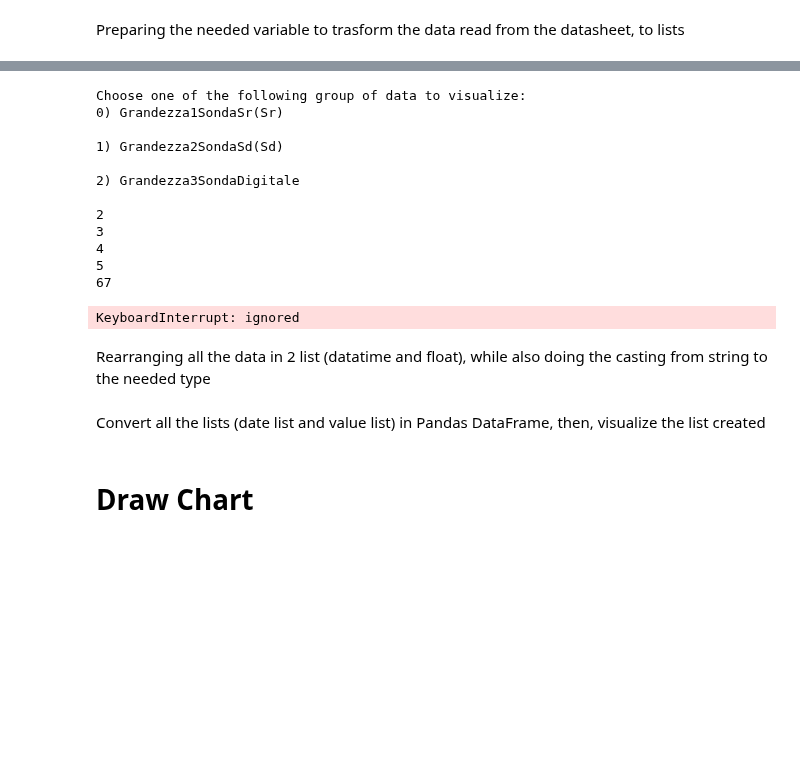
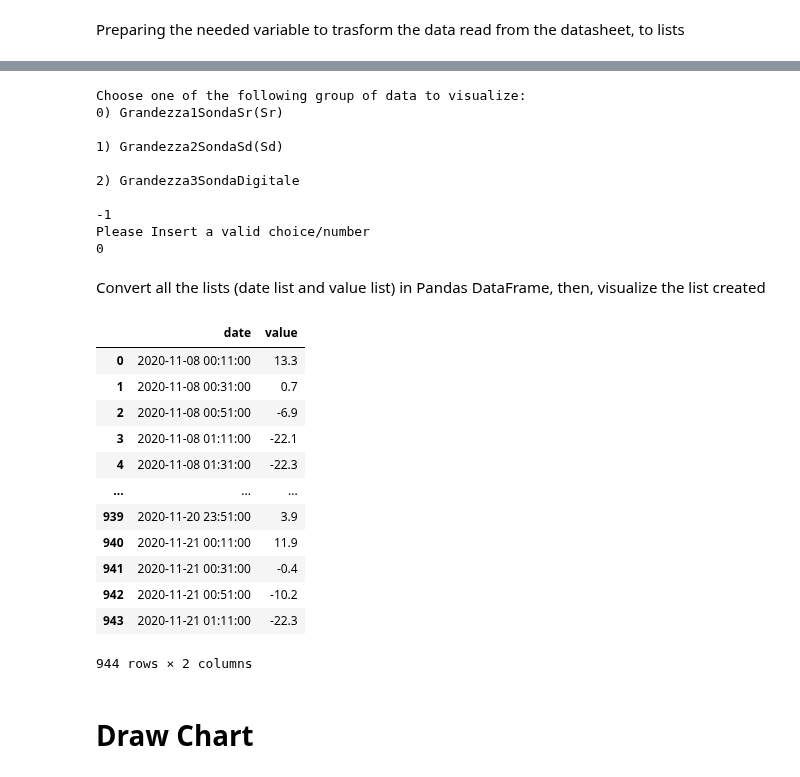
Before and after one commit to Wang-Kevin900/DataVisualization, a Jupyter notebook: EsercizioReti.ipynb, the cells around one changed output, grey strips where cells are left out. Drawn from its saved outputs; the diff is of its cells as text; code cells hidden in the pictures; blank space fills up the shorter version.

```diff
--- a/EsercizioReti.ipynb
+++ b/EsercizioReti.ipynb
@@ -169,6 +171,12 @@ for data in data_list:
 
 while(True):
   console_input = input()
+
+  if 0 <= int(console_input) and int(console_input) < len(data_list):
+    data_list = data_list[int(console_input)].copy()
+    break
+  else:
+    print("Please Insert a valid choice/number")
 # %% [output]
 Choose one of the following group of data to visualize:
 0) Grandezza1SondaSr(Sr)
@@ -177,11 +185,6 @@ Choose one of the following group of data to visualize:
 
 2) Grandezza3SondaDigitale
 
-2
-3
-4
-5
-67
+-1
+Please Insert a valid choice/number
+0
-KeyboardInterrupt: ignored
-# %% [markdown]
-Rearranging all the data in 2 list (datatime and float), while also doing the casting from string to the needed type
@@ -250,12 +193,26 @@ Convert all the lists (date list and value list) in Pandas DataFrame, then, visu
 # %%
 import pandas as pd
 
-# convert the 2 lists in a pandas dataframe
-data = pd.DataFrame({'date': list_of_datetime,
-                     'value': list_of_float})
+# convert the 2 lists in a pandas dataframe (order of the list is: Title, Date, Value)
+data = pd.DataFrame({'date': data_list[1],
+                     'value': data_list[2]})
 
 # print out the datagram
 data
+# %% [output]
+|  | date | value |
+| 0 | 2020-11-08 00:11:00 | 13.3 |
+| 1 | 2020-11-08 00:31:00 | 0.7 |
+| 2 | 2020-11-08 00:51:00 | -6.9 |
+| 3 | 2020-11-08 01:11:00 | -22.1 |
+| 4 | 2020-11-08 01:31:00 | -22.3 |
+| ... | ... | ... |
+| 939 | 2020-11-20 23:51:00 | 3.9 |
+| 940 | 2020-11-21 00:11:00 | 11.9 |
+| 941 | 2020-11-21 00:31:00 | -0.4 |
+| 942 | 2020-11-21 00:51:00 | -10.2 |
+| 943 | 2020-11-21 01:11:00 | -22.3 |
+944 rows × 2 columns
 # %% [markdown]
 # Draw Chart
 # %% [markdown]
```
Also changed, not shown: parts of 7 cells of this notebook.
